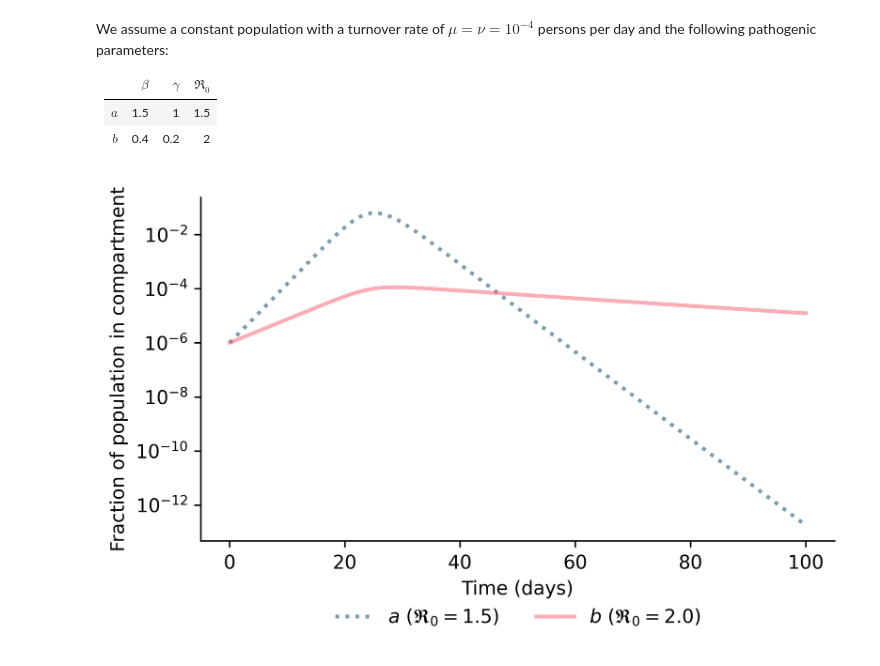
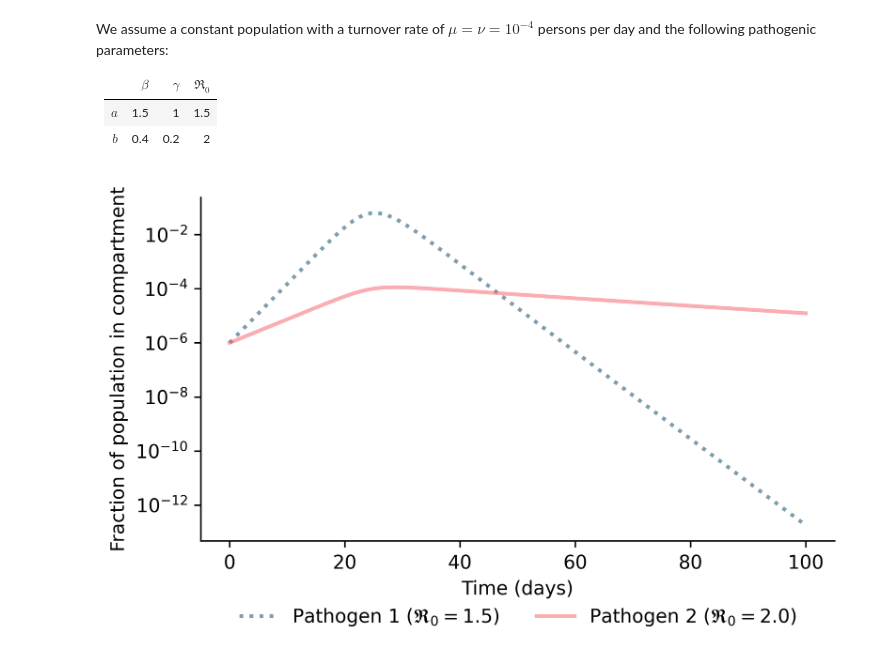
Before and after one commit to chrisvoncsefalvay/computational-infectious-disease, a Jupyter notebook: ch05/complete_cross_immunity/Complete cross-immunity.ipynb, the cells around one changed output. Cells and saved outputs as stored; diff of their text form; code cells hidden in the pictures.

Commit message:
Figure 5.2 rephrased.

```diff
--- a/ch05/complete_cross_immunity/Complete cross-immunity.ipynb
+++ b/ch05/complete_cross_immunity/Complete cross-immunity.ipynb
@@ -72,33 +72,33 @@ res = solve_ivp(fun=deriv, t_span = (0, 100), y0=y_0, args=(beta, gamma, mu, nu)
 _, Ia, Ib = res.y
 
 fig = plt.figure(facecolor="w", figsize=(6, 4), dpi=600)
 ax = fig.add_subplot(111, axisbelow=True)
 
-ax.plot(res.t, Ia, color=COLORS["D"], alpha=0.5, lw=2, linestyle=":", label="$a$ ($\mathfrak{R}_0 = 1.5$)")
-ax.plot(res.t, Ib, color=COLORS["I"], alpha=0.5, lw=2, label="$b$ ($\mathfrak{R}_0 = 2.0$)")
+ax.plot(res.t, Ia, color=COLORS["D"], alpha=0.5, lw=2, linestyle=":", label="Pathogen 1 ($\mathfrak{R}_0 = 1.5$)")
+ax.plot(res.t, Ib, color=COLORS["I"], alpha=0.5, lw=2, label="Pathogen 2 ($\mathfrak{R}_0 = 2.0$)")
 
 
 # ax.fill_between(res.t, 0, S, color=COLORS["S"], alpha=0.15)
 # ax.fill_between(res.t, 0, I, color=COLORS["I"], alpha=0.15)
 # ax.fill_between(res.t, D, R + D, color=COLORS["R"], alpha=0.15, label="Recovered")
 # ax.fill_between(res.t, 0, D, color=COLORS["D"], alpha=0.15, label="Deceased")
 
 ax.set_xlabel('Time (days)')
 ax.set_ylabel("Fraction of population in compartment")
 # ax.set_ylim(0, 1.0)
 ax.set_yscale("log")
 ax.grid(b=True, which='major', c='w', lw=2, ls='-')
 
 for spine in ("top", "right"):
     ax.spines[spine].set_visible(False)
 
 legend = ax.legend()
 legend.get_frame().set_alpha(0.5)
 plt.legend(title='', bbox_to_anchor=(0.5, -0.3), loc="lower center", ncol=2, frameon=False)
 
 fig.subplots_adjust(bottom=0.25)
 
 plt.savefig("complete_cross_immunity.pdf")
 plt.show()
 # %% [output]
-[figure, old version]
+[figure, new version]
```
Also changed, not shown: 1 other file.
